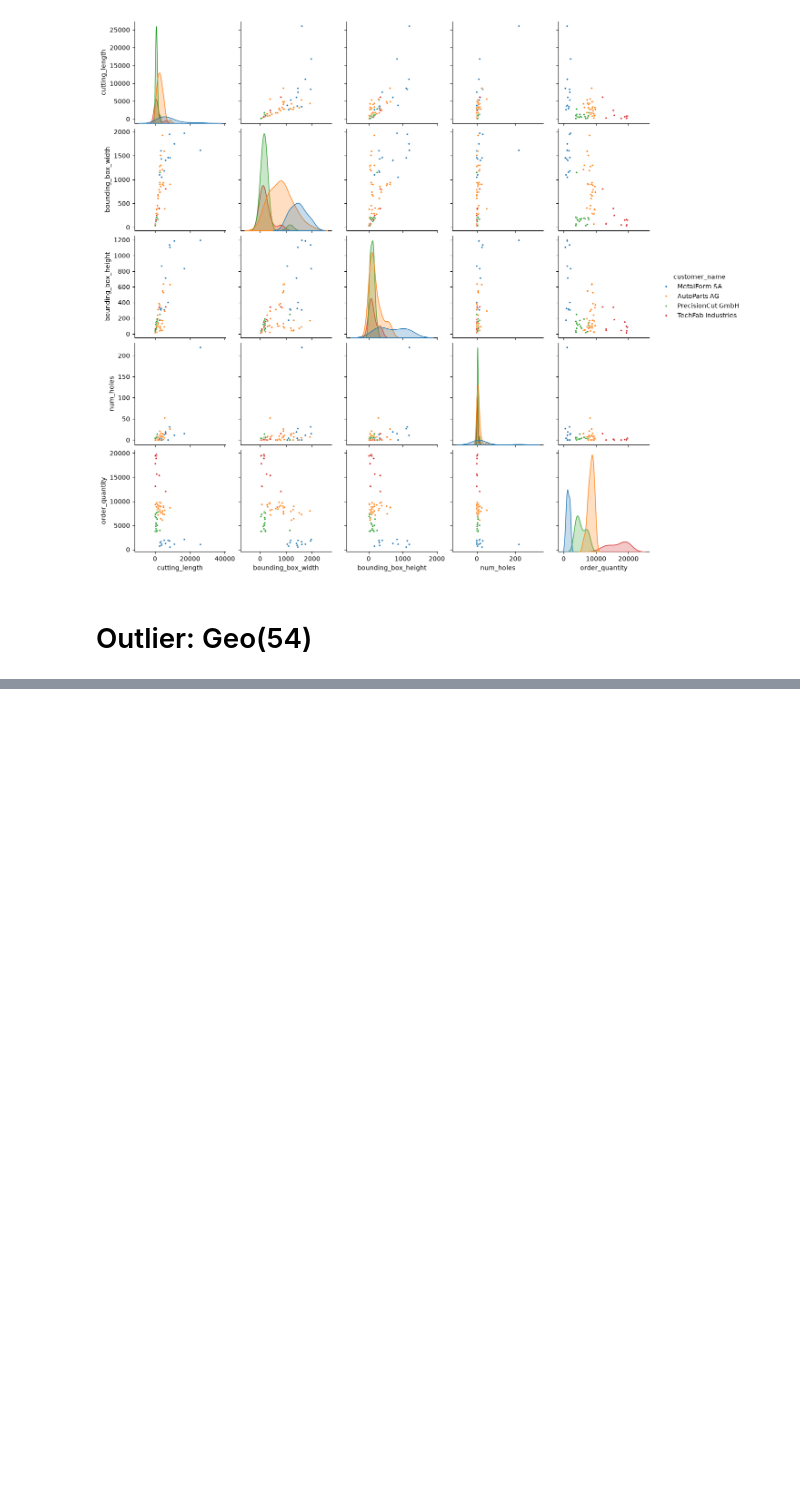
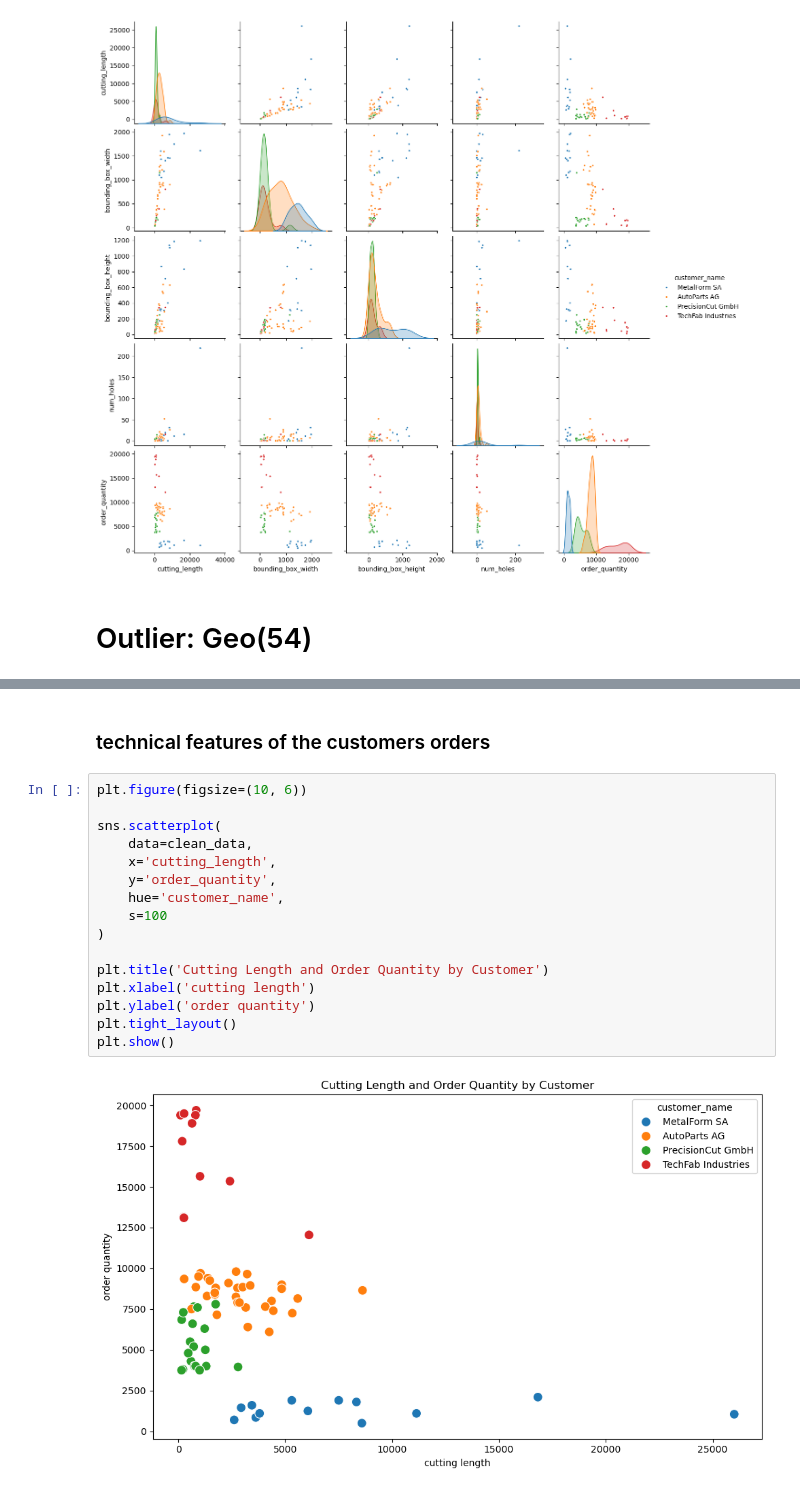
Before and after one commit to loruedel/Challenge1, a Jupyter notebook: bivariate and multivariate analysis.ipynb, the cells around one changed output, grey strips where cells are left out. Saved outputs shown, nothing was run; the diff lists cells and outputs as text; blank space fills up the shorter version.

```diff
--- a/bivariate and multivariate analysis.ipynb
+++ b/bivariate and multivariate analysis.ipynb
@@ -219,0 +247,20 @@ plt.show()
+# %% [markdown]
+### technical features of the customers orders
+# %%
+plt.figure(figsize=(10, 6))
+
+sns.scatterplot(
+    data=clean_data,
+    x='cutting_length',
+    y='order_quantity',
+    hue='customer_name',
+    s=100
+)
+
+plt.title('Cutting Length and Order Quantity by Customer')
+plt.xlabel('cutting length')
+plt.ylabel('order quantity')
+plt.tight_layout()
+plt.show()
+# %% [output]
+[figure, added]
```
Also changed, not shown: parts of 18 cells of this notebook.
